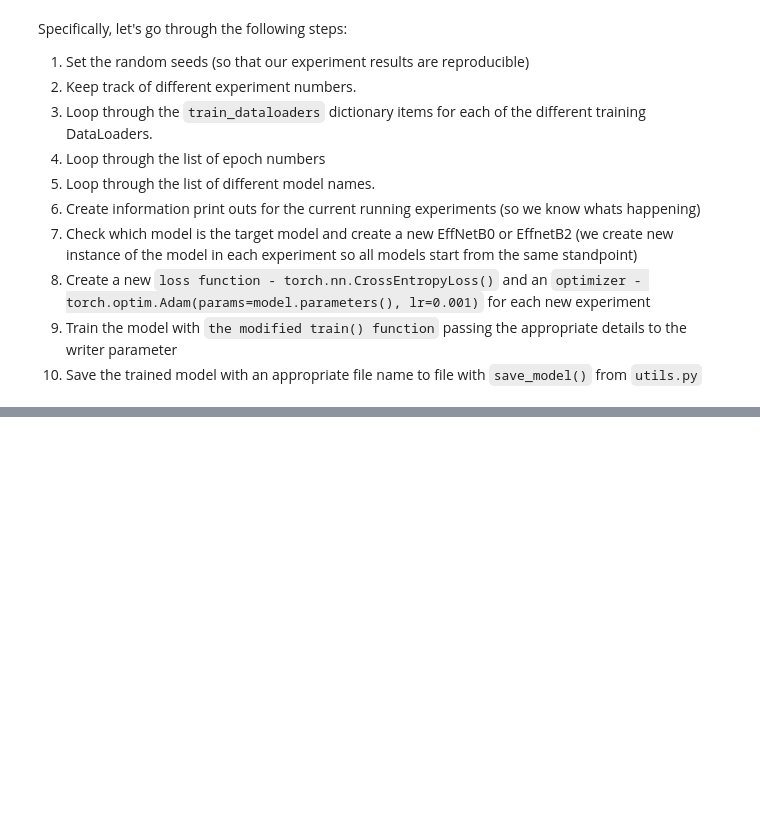
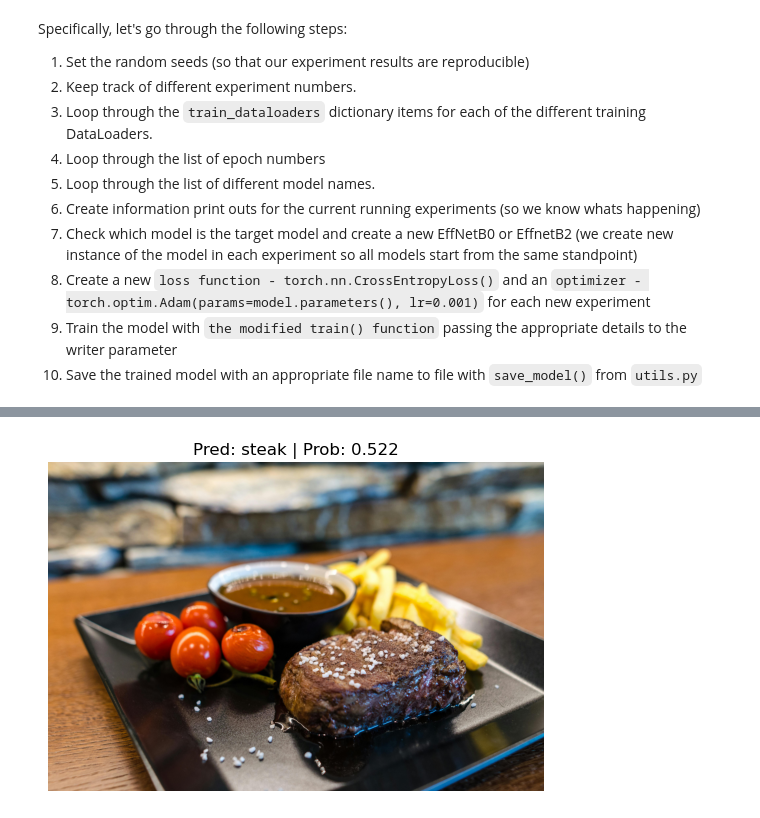
Before and after one commit to maheshsunuwar/deep-learning-pytorch, a Jupyter notebook: 07. PyTorch Experiment Tracking/07_pytorch_experiment_tracking.ipynb, the cells around one changed output, grey strips where cells are left out. Cells and saved outputs as stored; diff of their text form; code cells hidden in the pictures; blank space fills up the shorter version.

```diff
--- a/07. PyTorch Experiment Tracking/07_pytorch_experiment_tracking.ipynb
+++ b/07. PyTorch Experiment Tracking/07_pytorch_experiment_tracking.ipynb
@@ -1035,0 +1254,14 @@ for dataloader_name, train_dataloader in train_dataloaders.items():
+# %%
+# Download custom image
+import requests
+
+# Setup custom image path
+custom_image_path = Path("data/steak.jpg")
+
+
+# Predict on custom image
+pred_and_plot_image(model=model,
+                    image_path=custom_image_path,
+                    class_names=class_names)
+# %% [output]
+[figure, added]
```
Also changed, not shown: parts of 14 cells of this notebook, 1 other file.
